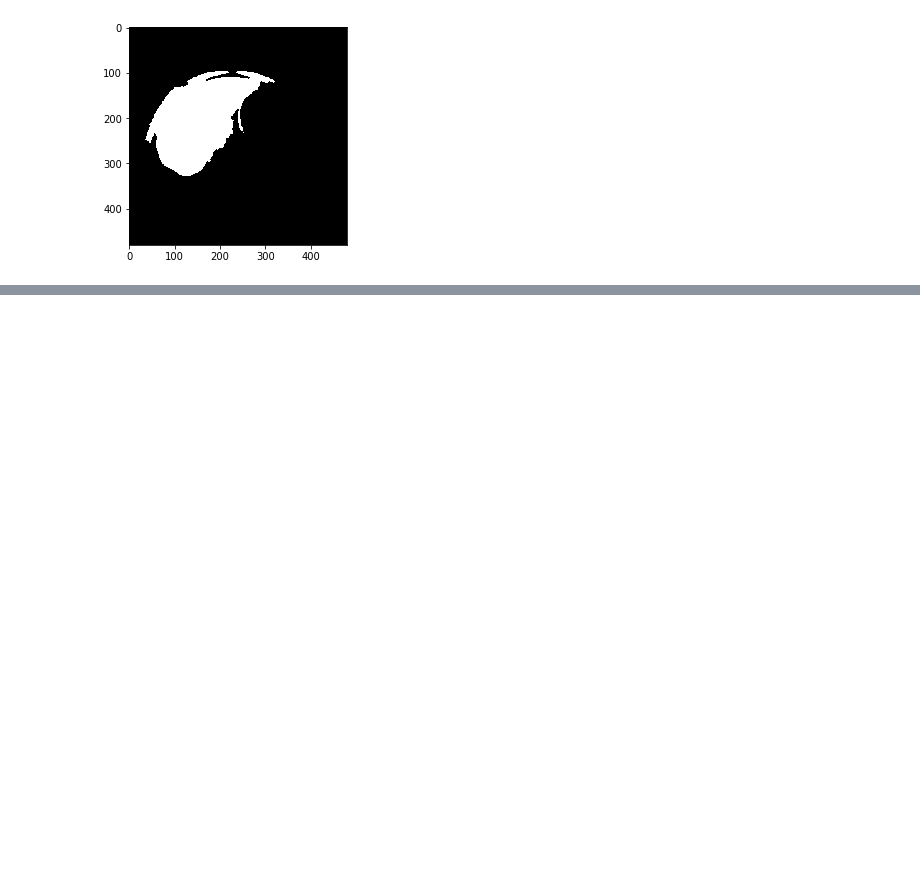
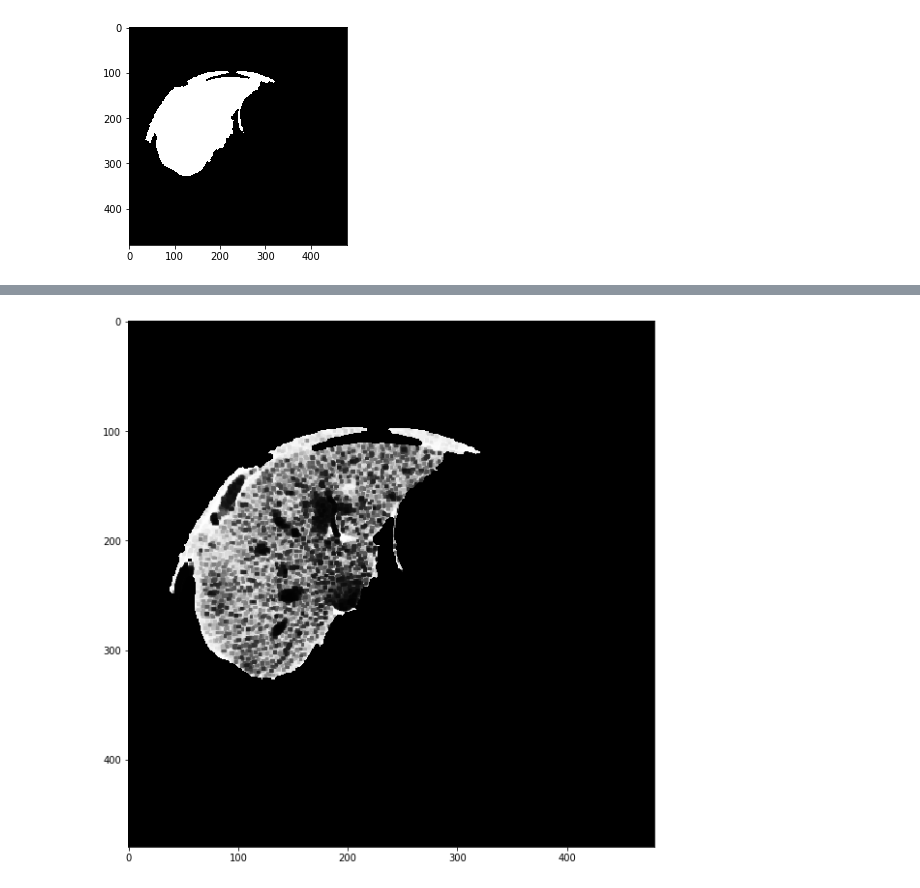
Before and after one commit to ShreyasDL/Liver-Cancer-Detection, a Jupyter notebook: watershed_liver.ipynb, the cells around one changed output, grey strips where cells are left out. Cells and saved outputs as stored; diff of their text form; code cells hidden in the pictures; blank space fills up the shorter version.

```diff
--- a/watershed_liver.ipynb
+++ b/watershed_liver.ipynb
@@ -153,0 +138,10 @@ TypeError: only size-1 arrays can be converted to Python scalars
+# %%
+hsv = cv2.cvtColor(final_result,cv2.COLOR_BGR2HSV)
+# %%
+hsv[:,:,2] = cv2.equalizeHist(hsv[:,:,2])
+# %%
+res = cv2.cvtColor(hsv,cv2.COLOR_HSV2BGR)
+# %%
+display(res)
+# %% [output]
+[figure, added]
```
Also changed, not shown: parts of 35 cells of this notebook.
